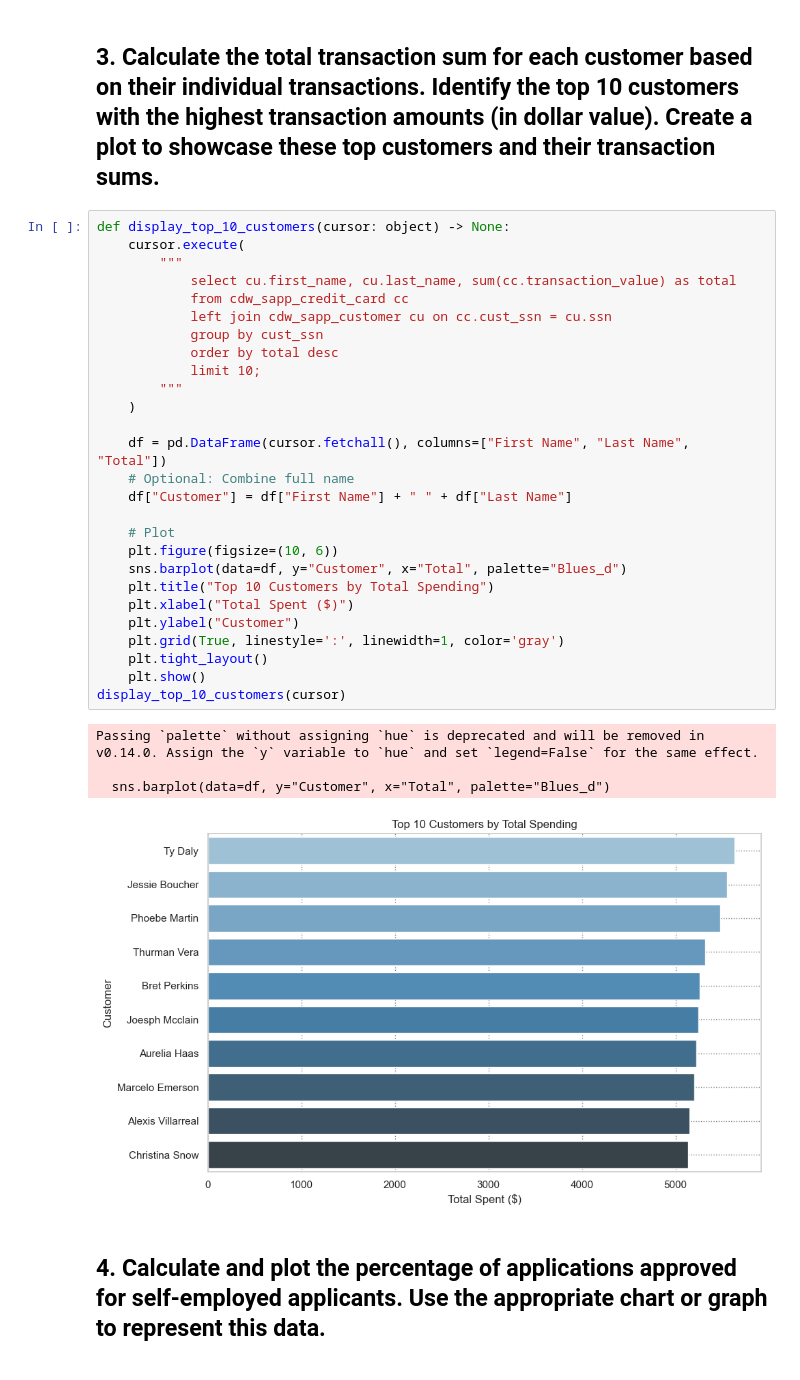
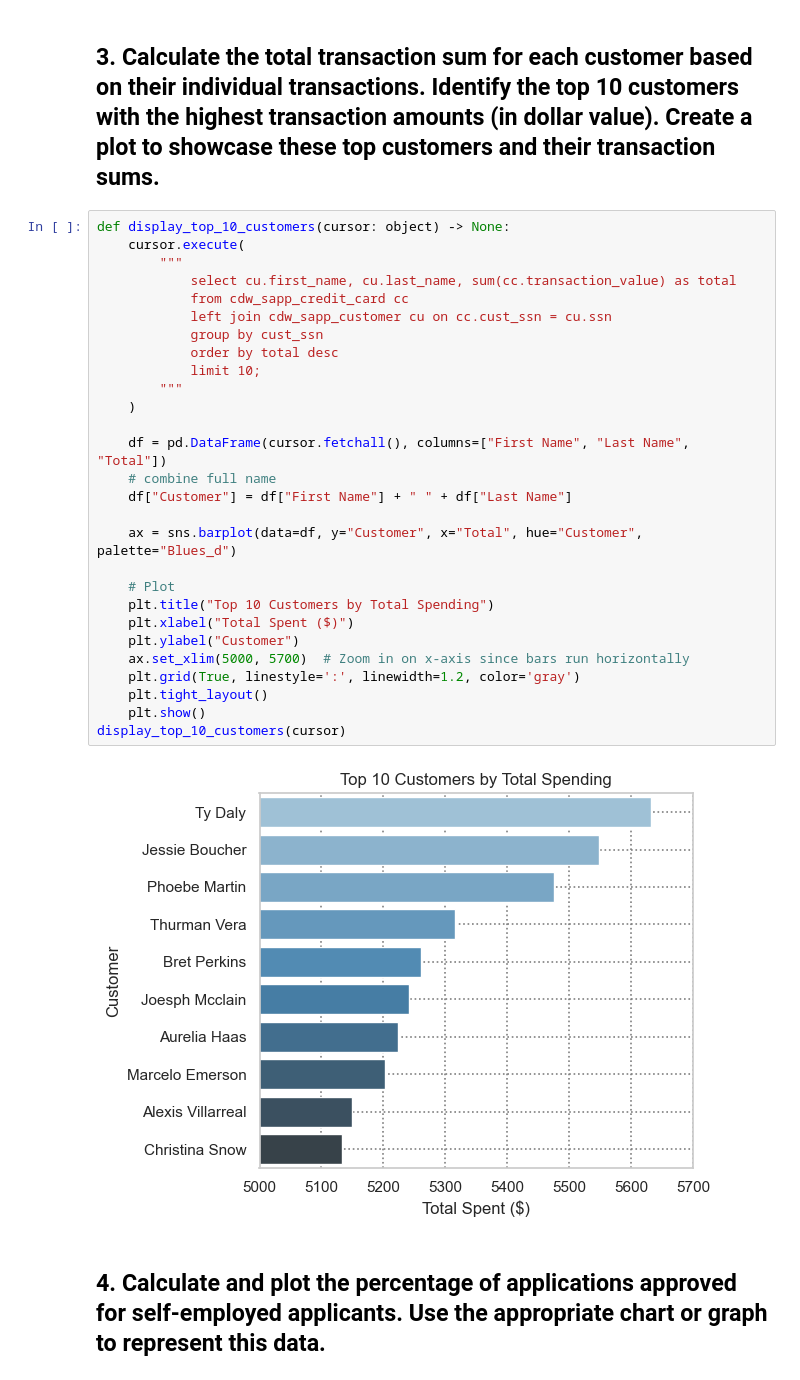
Before and after one commit to juanHunOfficial/data_capstone_proj, a Jupyter notebook: final_code/test_visuals.ipynb, the cells around one changed output. Saved outputs shown, nothing was run; the diff lists cells and outputs as text.

Commit message:
Update the visuals test

```diff
--- a/final_code/test_visuals.ipynb
+++ b/final_code/test_visuals.ipynb
@@ -97,35 +92,33 @@ Passing `palette` without assigning `hue` is deprecated and will be removed in v
 # %%
 def display_top_10_customers(cursor: object) -> None:
     cursor.execute(
         """
             select cu.first_name, cu.last_name, sum(cc.transaction_value) as total
             from cdw_sapp_credit_card cc
             left join cdw_sapp_customer cu on cc.cust_ssn = cu.ssn
             group by cust_ssn
             order by total desc
             limit 10;
         """
     )
 
     df = pd.DataFrame(cursor.fetchall(), columns=["First Name", "Last Name", "Total"])
-    # Optional: Combine full name
+    # combine full name
     df["Customer"] = df["First Name"] + " " + df["Last Name"]
 
+    ax = sns.barplot(data=df, y="Customer", x="Total", hue="Customer", palette="Blues_d")
+
     # Plot
-    plt.figure(figsize=(10, 6))
-    sns.barplot(data=df, y="Customer", x="Total", palette="Blues_d")
     plt.title("Top 10 Customers by Total Spending")
     plt.xlabel("Total Spent ($)")
     plt.ylabel("Customer")
-    plt.grid(True, linestyle=':', linewidth=1, color='gray')
+    ax.set_xlim(5000, 5700)  # Zoom in on x-axis since bars run horizontally
+    plt.grid(True, linestyle=':', linewidth=1.2, color='gray')
     plt.tight_layout()
     plt.show()
 display_top_10_customers(cursor)
 # %% [output]
-Passing `palette` without assigning `hue` is deprecated and will be removed in v0.14.0. Assign the `y` variable to `hue` and set `legend=False` for the same effect.
-
-  sns.barplot(data=df, y="Customer", x="Total", palette="Blues_d")
-[figure, old version]
+[figure, new version]
 # %% [markdown]
 ## 4. Calculate and plot the percentage of applications approved for self-employed applicants. Use the appropriate chart or graph to represent this data.
 # %%
```
Also changed, not shown: parts of 4 cells of this notebook.
